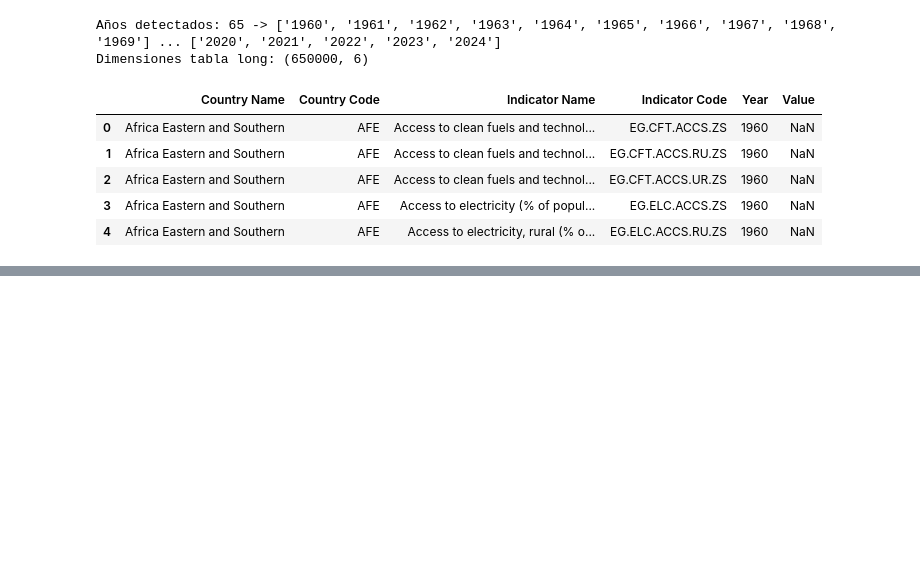
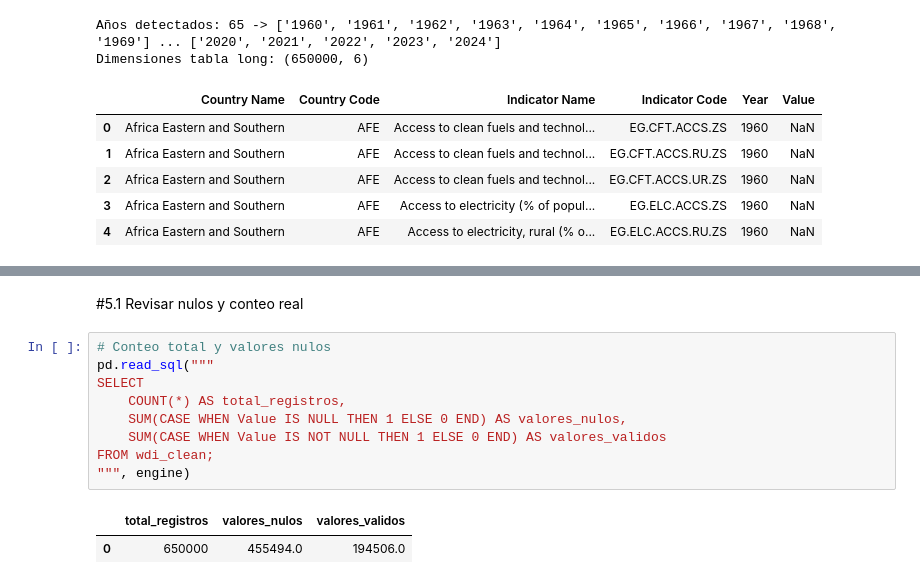
Before and after one commit to aglsystems-ragl/PROYECTO_WDI_ETL, a Jupyter notebook: notebooks/ETL_WDI.ipynb, the cells around one changed output, grey strips where cells are left out. Drawn from its saved outputs; the diff is of its cells as text; blank space fills up the shorter version.

```diff
--- a/notebooks/ETL_WDI.ipynb
+++ b/notebooks/ETL_WDI.ipynb
@@ -93,0 +123,14 @@ Dimensiones tabla long: (650000, 6)
+# %% [markdown]
+#5.1 Revisar nulos y conteo real
+# %%
+# Conteo total y valores nulos
+pd.read_sql("""
+SELECT
+    COUNT(*) AS total_registros,
+    SUM(CASE WHEN Value IS NULL THEN 1 ELSE 0 END) AS valores_nulos,
+    SUM(CASE WHEN Value IS NOT NULL THEN 1 ELSE 0 END) AS valores_validos
+FROM wdi_clean;
+""", engine)
+# %% [output]
+|  | total_registros | valores_nulos | valores_validos |
+| 0 | 650000 | 455494.0 | 194506.0 |
```
Also changed, not shown: parts of 14 cells of this notebook.
